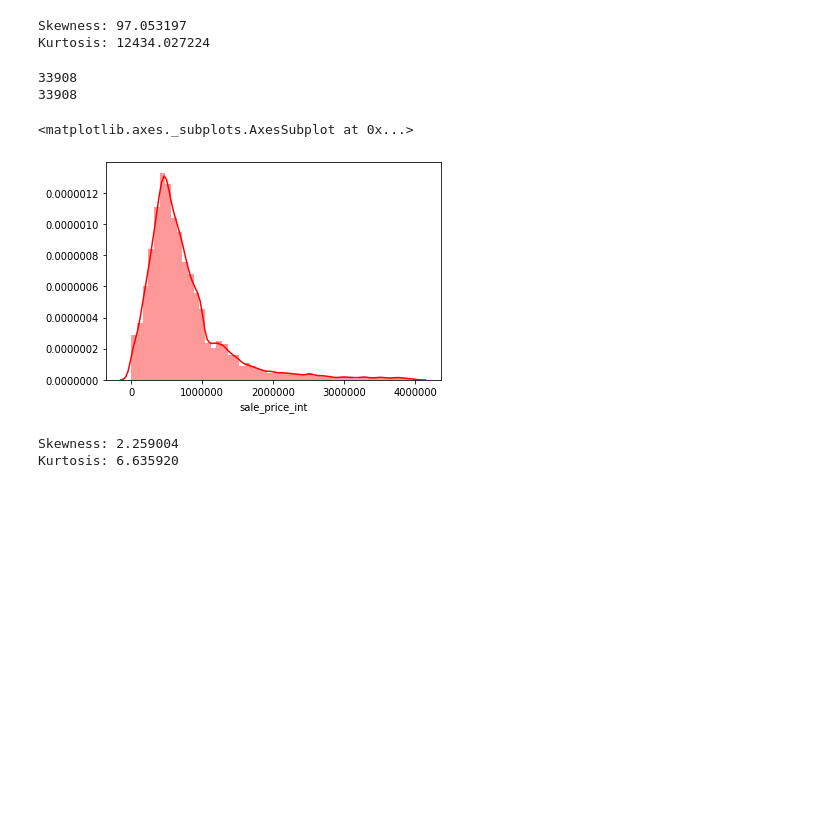
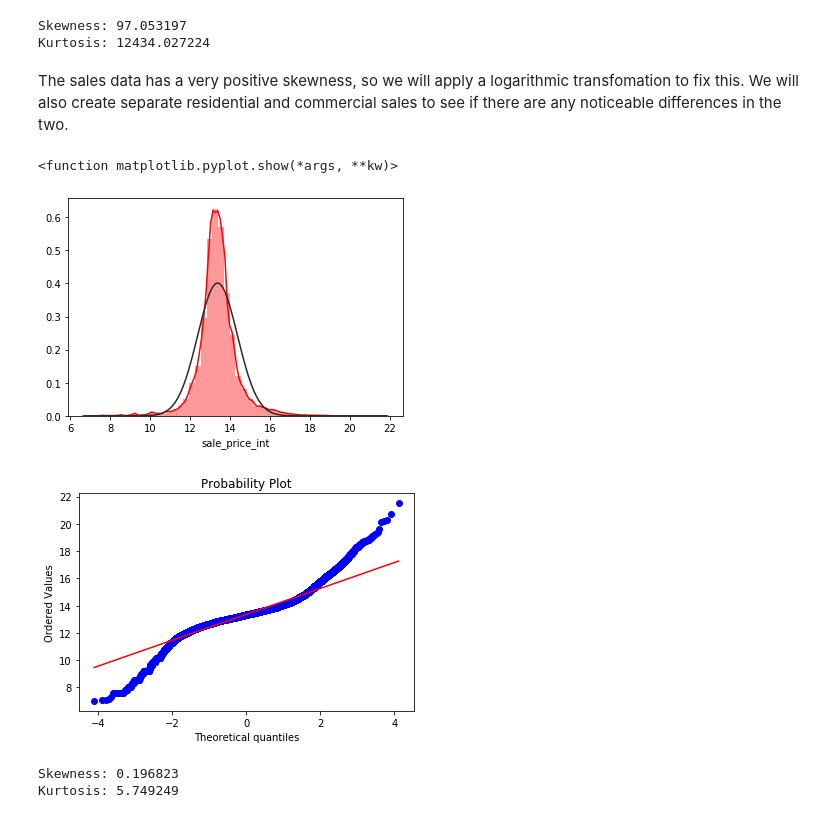
Before and after one commit to kmart8/DS-502-Project, a Jupyter notebook: NYC Dataset Notebook.ipynb, the cells around one changed output. Drawn from its saved outputs; the diff is of its cells as text; code cells hidden in the pictures; blank space fills up the shorter version.

```diff
--- a/NYC Dataset Notebook.ipynb
+++ b/NYC Dataset Notebook.ipynb
@@ -22,11 +31,11 @@ NYC_File_Path = 'nyc-rolling-sales.csv'
 
 # Data Cleaning
 home_data = pd.read_csv(NYC_File_Path)
-home_data = home_data.dropna(axis=0)
-home_data = home_data[home_data['LAND SQUARE FEET'] != ' -  ']
+home_data = home_data.dropna(axis=0) # eliminating any NaN values
+home_data = home_data[home_data['LAND SQUARE FEET'] != ' -  '] # eliminating dashes in these
 home_data = home_data[home_data['SALE PRICE'] != ' -  ']
 home_data = home_data[home_data['GROSS SQUARE FEET'] != ' -  ']
-home_data=home_data[home_data['YEAR BUILT'] > 10]
+home_data=home_data[home_data['YEAR BUILT'] > 10] # takes out some years that are 0
 
 # Adding integer type columns
 sale_price = pd.to_numeric(home_data['SALE PRICE'], errors='coerce')
@@ -37,8 +46,8 @@ home_data['gross_square_feet_int'] = gross_square_feet
 home_data['sale_price_int'] = sale_price
 
 # Removing values of transactions less than $ 1000 (not reflective of true value)
-home_data = home_data[home_data['sale_price_int'] > 1000] # removing nonsense values
-home_data.columns
+low_lim = 1000
+home_data = home_data[home_data['sale_price_int'] > low_lim] # removing nonsense values
 # %%
 ## CORRELATION MATRIX
 corr = home_data.corr()
@@ -68,41 +88,30 @@ print("Kurtosis: %f" % home_data['sale_price_int'].kurt())
 # %% [output]
 Skewness: 97.053197
 Kurtosis: 12434.027224
+# %% [markdown]
+The sales data has a very positive skewness, so we will apply a logarithmic transfomation to fix this.  We will also create separate residential and commercial sales to see if there are any noticeable differences in the two.
 # %%
-## Lots of outliers, put a price limit to eliminate those, then separate further to residential and commercial data
-home_data = home_data[home_data['sale_price_int'] < 4000000]
-home_data.to_csv('nyc-rolling-sales-cleaned.csv')
-
+home_data['sale_price_int'] = np.log(home_data['sale_price_int'])
 # Creating Residential Dataset
 residential_data = home_data[(home_data['TAX CLASS AT TIME OF SALE'] == 1) | (home_data['TAX CLASS AT TIME OF SALE'] == 2)]
-
 # Creating Commercial Dataset
 commercial_data = home_data[(home_data['TAX CLASS AT TIME OF SALE'] == 3) | (home_data['TAX CLASS AT TIME OF SALE'] == 4)]
-# Create target object and call it y
-y = home_data.sale_price_int
-max_price = max(y)
-avg_price = y.mean()
-print(len(home_data))
-print(len(residential_data)+len(commercial_data))
-# Create X - Choosing features I think would be most influential
-features = ['RESIDENTIAL UNITS','COMMERCIAL UNITS', 'TOTAL UNITS', 'land_square_feet_int',
-       'gross_square_feet_int','BOROUGH','TAX CLASS AT TIME OF SALE','ZIP CODE','YEAR BUILT']
-X = home_data[features]
-# %% [output]
-33908
-33908
 # %%
 # Whole Dataset sales dist - new
-sns.distplot(home_data['sale_price_int'],color = 'r')
+sns.distplot(home_data['sale_price_int'],color = 'r',fit=norm)
+fig = plt.figure()
+stats.probplot(home_data['sale_price_int'], plot=plt)
+plt.show
 # %% [output]
-<matplotlib.axes._subplots.AxesSubplot at 0x...>
+<function matplotlib.pyplot.show(*args, **kw)>
-[figure, old version]
+[figure, new version]
+[figure, added]
 # %%
 #skewness and kurtosis
 print("Skewness: %f" % home_data['sale_price_int'].skew())
 print("Kurtosis: %f" % home_data['sale_price_int'].kurt())
 # %% [output]
-Skewness: 2.259004
-Kurtosis: 6.635920
+Skewness: 0.196823
+Kurtosis: 5.749249
 # %%
 # Residential Dataset sales dist
```
Also changed, not shown: parts of 22 cells of this notebook.
